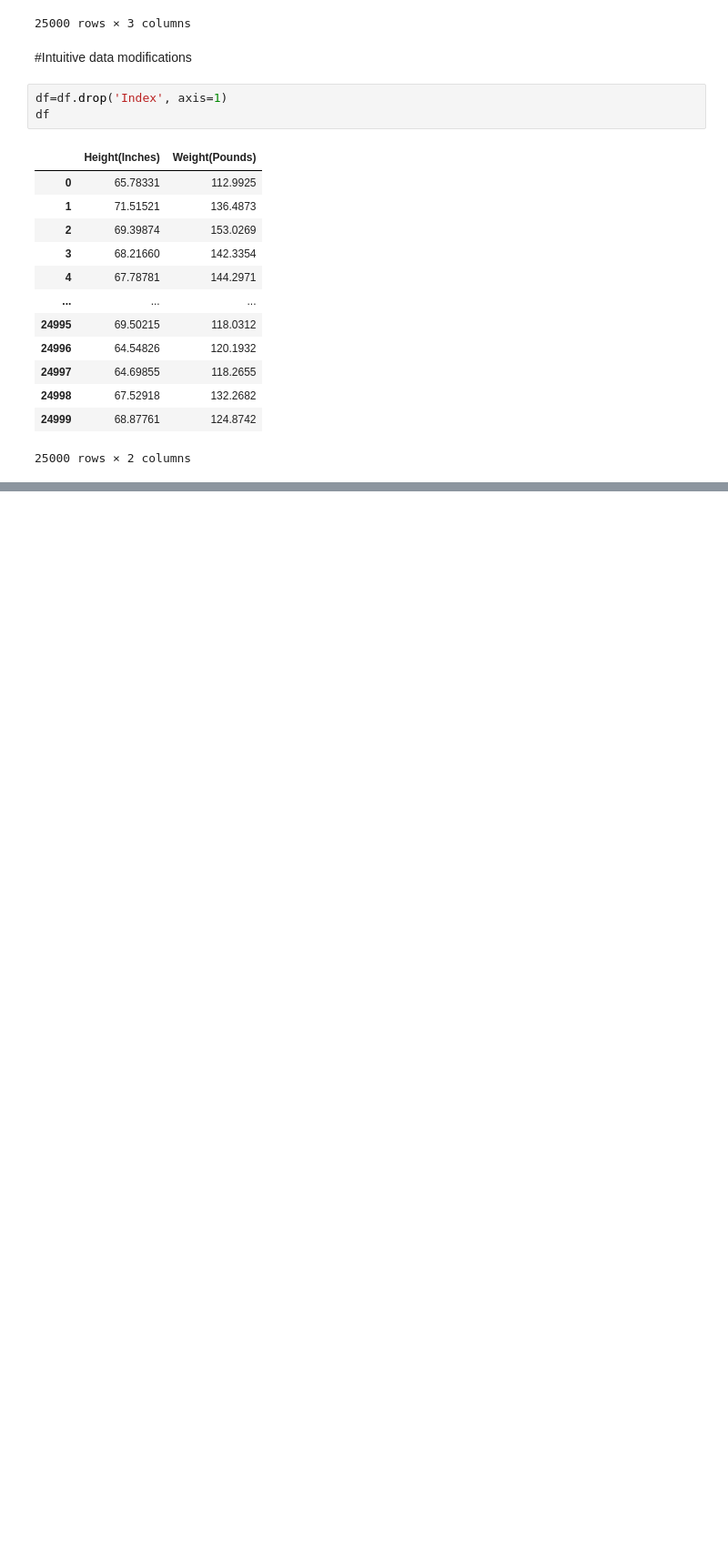
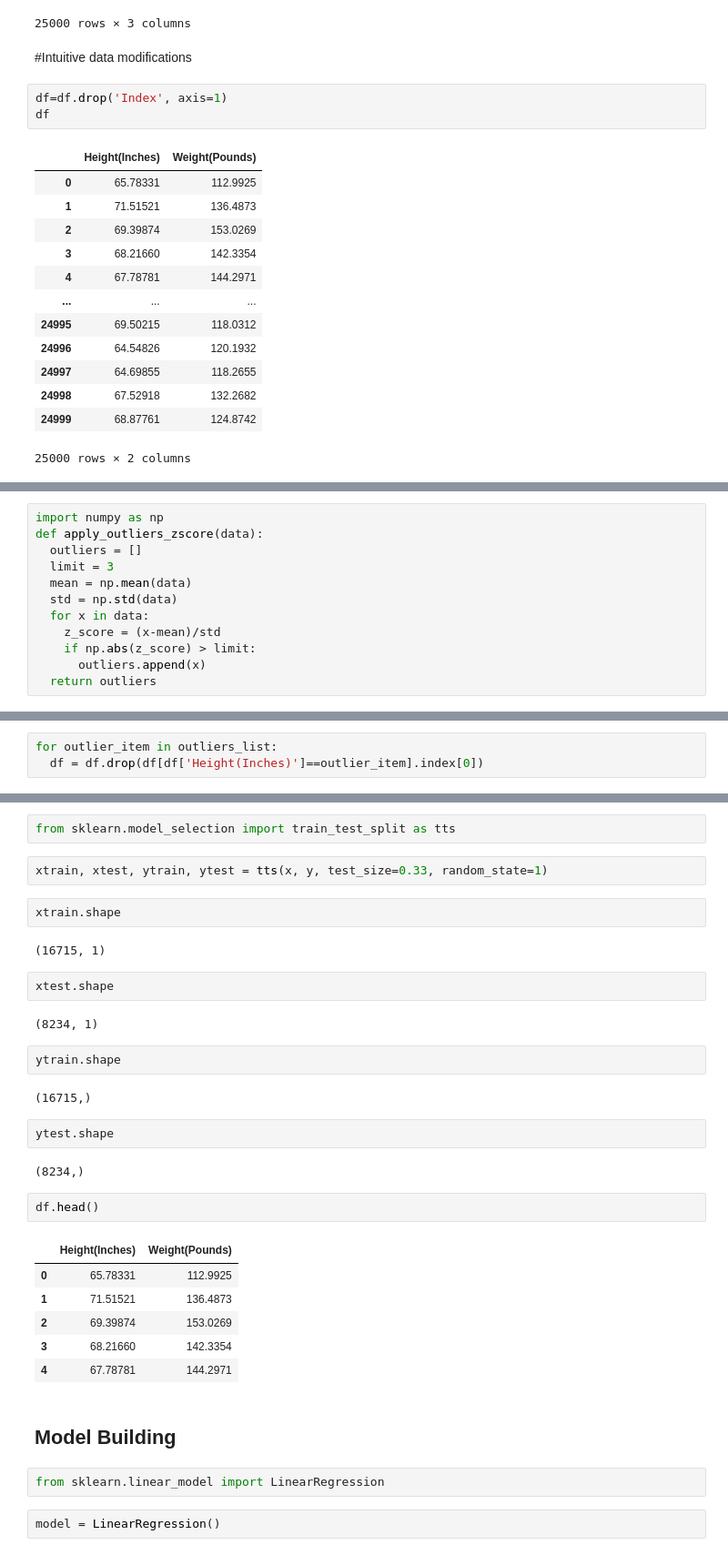
Before and after one commit to pradipmalge/ml-diaries, a Jupyter notebook: challenge/day01/Linear Regression/weight_prediction_from_height_hands_on.ipynb, the cells around one changed output, grey strips where cells are left out. Shown at 91% size. Saved outputs shown, nothing was run; the diff lists cells and outputs as text; blank space fills up the shorter version.

```diff
--- a/challenge/day01/Linear Regression/weight_prediction_from_height_hands_on.ipynb
+++ b/challenge/day01/Linear Regression/weight_prediction_from_height_hands_on.ipynb
@@ -39,0 +69,12 @@ df
+# %%
+import numpy as np
+def apply_outliers_zscore(data):
+  outliers = []
+  limit = 3
+  mean = np.mean(data)
+  std = np.std(data)
+  for x in data:
+    z_score = (x-mean)/std
+    if np.abs(z_score) > limit:
+      outliers.append(x)
+  return outliers
@@ -39,0 +86,3 @@ df
+# %%
+for outlier_item in outliers_list:
+  df = df.drop(df[df['Height(Inches)']==outlier_item].index[0])
@@ -39,0 +125,35 @@ df
+# %%
+from sklearn.model_selection import train_test_split as tts
+# %%
+xtrain, xtest, ytrain, ytest = tts(x, y, test_size=0.33, random_state=1)
+# %%
+xtrain.shape
+# %% [output]
+(16715, 1)
+# %%
+xtest.shape
+# %% [output]
+(8234, 1)
+# %%
+ytrain.shape
+# %% [output]
+(16715,)
+# %%
+ytest.shape
+# %% [output]
+(8234,)
+# %%
+df.head()
+# %% [output]
+|  | Height(Inches) | Weight(Pounds) |
+| 0 | 65.78331 | 112.9925 |
+| 1 | 71.51521 | 136.4873 |
+| 2 | 69.39874 | 153.0269 |
+| 3 | 68.21660 | 142.3354 |
+| 4 | 67.78781 | 144.2971 |
+# %% [markdown]
+## Model Building
+# %%
+from sklearn.linear_model import LinearRegression
+# %%
+model = LinearRegression()
```
Also changed, not shown: parts of 28 cells of this notebook.
